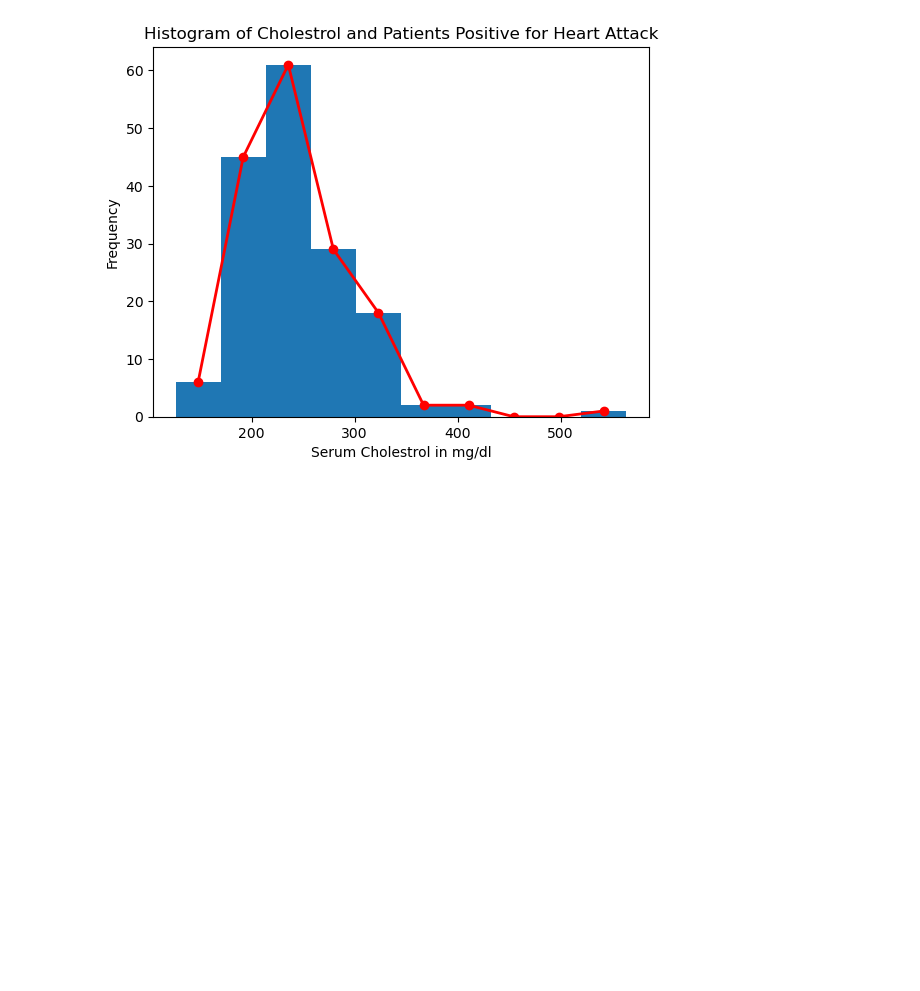
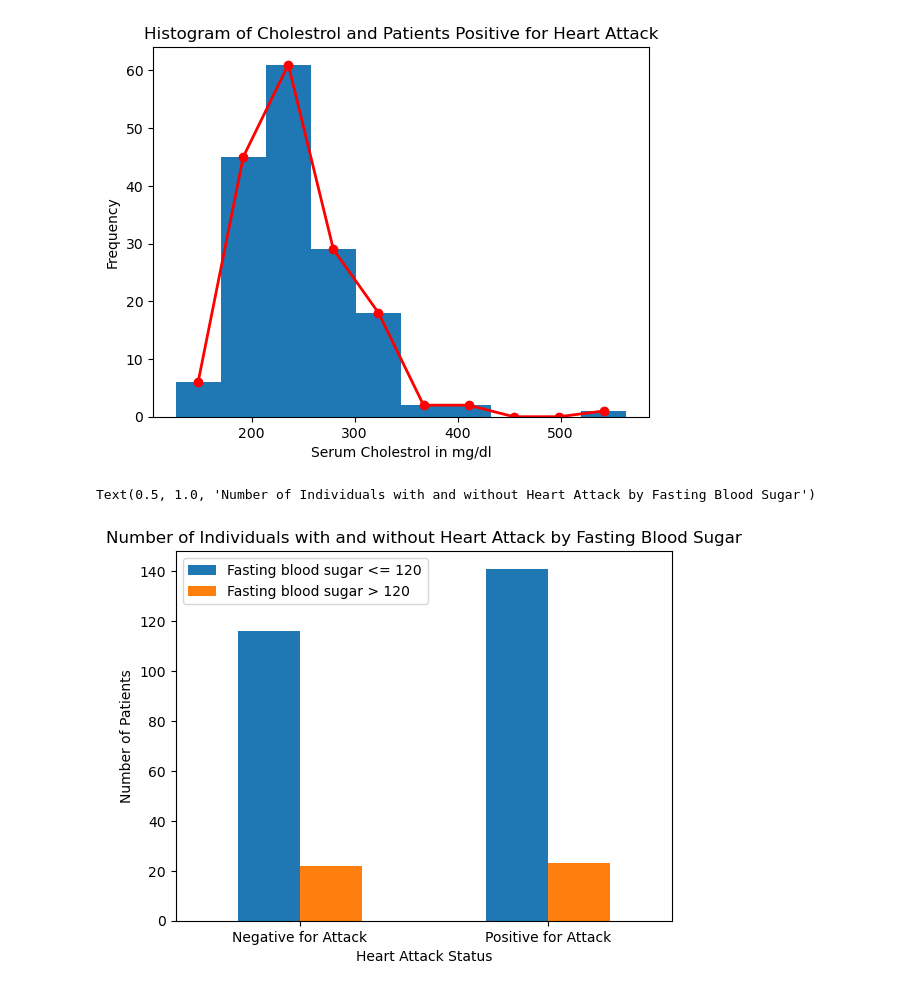
Before and after one commit to Lfg2st/CardioGuardian, a Jupyter notebook: main.ipynb, the cells around one changed output. Saved outputs shown, nothing was run; the diff lists cells and outputs as text; code cells hidden in the pictures; blank space fills up the shorter version.

```diff
--- a/main.ipynb
+++ b/main.ipynb
@@ -416,3 +421,24 @@ plt.xlabel('Serum Cholestrol in mg/dl')
 # %% [output]
 Text(0.5, 0, 'Serum Cholestrol in mg/dl')
 [figure]
+# %%
+# to begin with there aren't a lot of samples with fbs more than 120, this being the said, there is an equal distribution between having heart disease and not having heart disease for fbs more than 120
+
+# for fbs less than 120, one can say that there are more people with heart disease as a sample of the entire population...but the difference is not a lot
+
+cross_tab = pd.crosstab(df.output, df.fbs)
+cross_tab.plot(kind='bar')
+
+
+plt.legend(labels=['Fasting blood sugar <= 120', 'Fasting blood sugar > 120'])
+
+custom_ticks = range(len(cross_tab))
+plt.xticks(custom_ticks, ['Negative for Attack', 'Positive for Attack'], rotation = 360)
+plt.ylabel('Number of Patients')
+plt.xlabel('Heart Attack Status')
+plt.title('Number of Individuals with and without Heart Attack by Fasting Blood Sugar')
+
+# plt.savefig('visualisations/output_v_fbs.jpeg')# commented to remove save during run-time
+# %% [output]
+Text(0.5, 1.0, 'Number of Individuals with and without Heart Attack by Fasting Blood Sugar')
+[figure, added]
```
Also changed, not shown: parts of 22 cells of this notebook, 5 other files.
